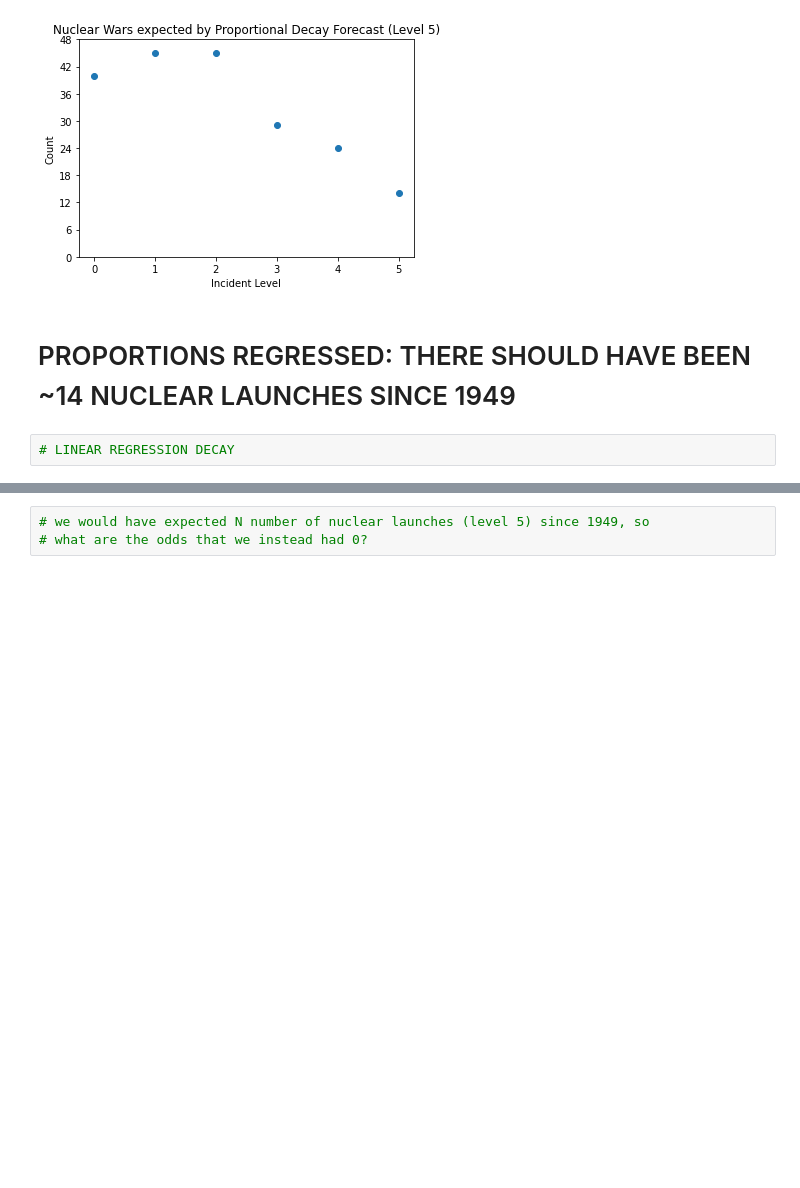
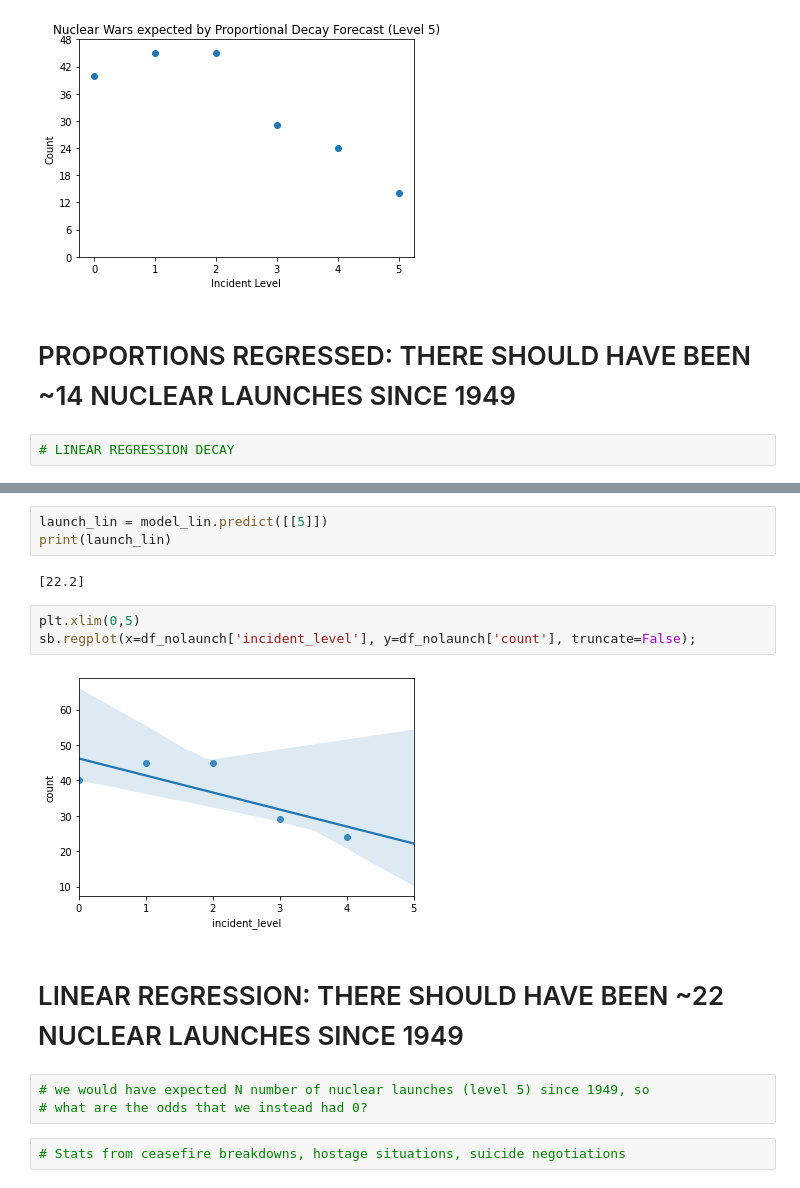
Before and after one commit to ddodds42/cwmd_data_project, a Jupyter notebook: Probability_of_war/Near_Miss_classification_counts.ipynb, the cells around one changed output, grey strips where cells are left out. Drawn from its saved outputs; the diff is of its cells as text; blank space fills up the shorter version.

```diff
--- a/Probability_of_war/Near_Miss_classification_counts.ipynb
+++ b/Probability_of_war/Near_Miss_classification_counts.ipynb
@@ -320,3 +355,17 @@ plt.show()
+# %%
+launch_lin = model_lin.predict([[5]])
+print(launch_lin)
+# %% [output]
+[22.2]
+# %%
+plt.xlim(0,5)
+sb.regplot(x=df_nolaunch['incident_level'], y=df_nolaunch['count'], truncate=False);
+# %% [output]
+[figure, added]
+# %% [markdown]
+# LINEAR REGRESSION: THERE SHOULD HAVE BEEN ~22 NUCLEAR LAUNCHES SINCE 1949
 # %%
 # we would have expected N number of nuclear launches (level 5) since 1949, so
 # what are the odds that we instead had 0?
+# %%
+# Stats from ceasefire breakdowns, hostage situations, suicide negotiations
```
Also changed, not shown: parts of 4 cells of this notebook.
